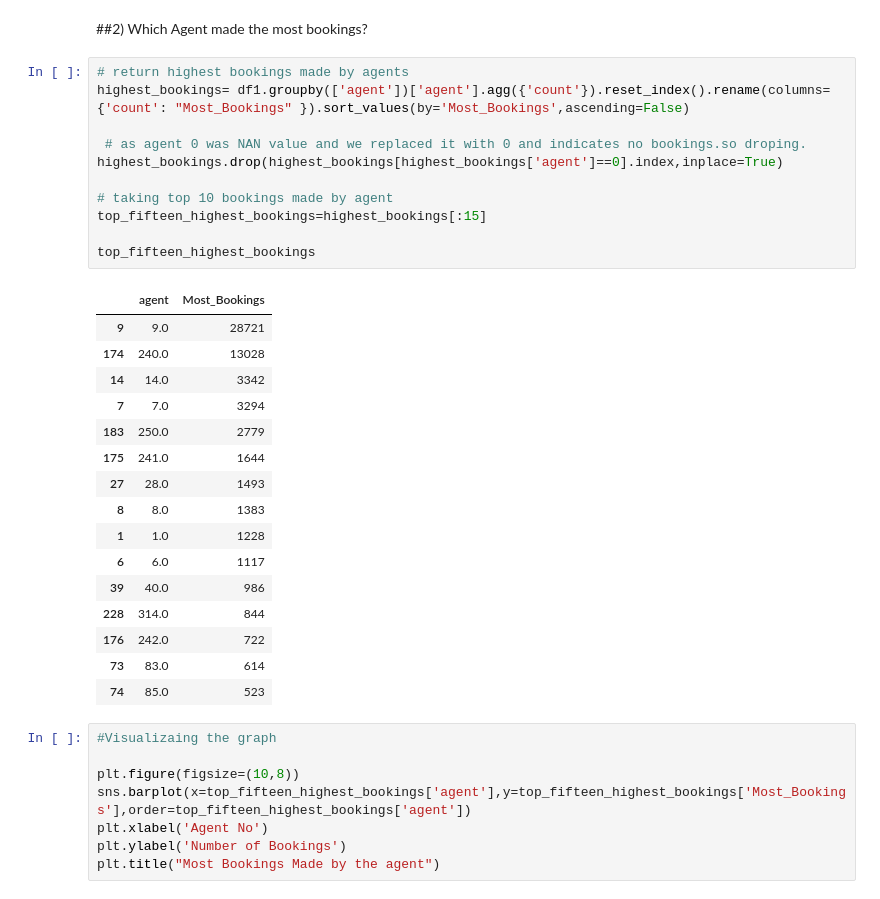
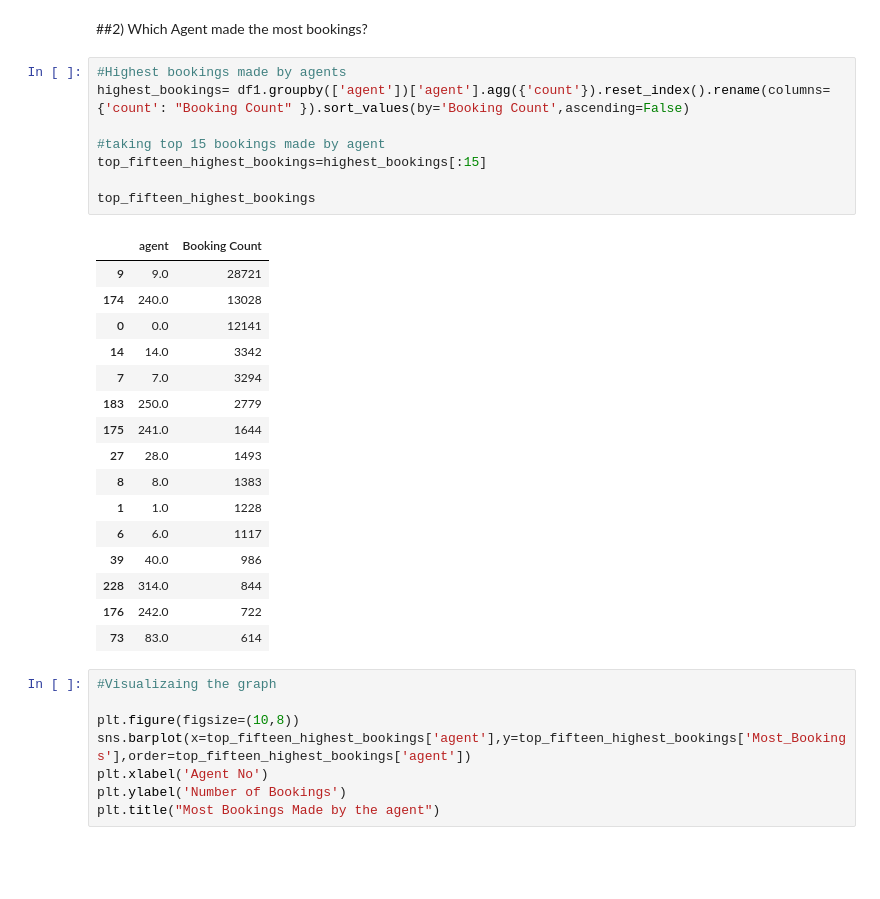
Before and after one commit to sksamima5/Hotel_Booking_Data_analysis, a Jupyter notebook: Hotel_Booking_Analysis_Done_Capstone_Project.ipynb, the cells around one changed output. Cells and saved outputs as stored; diff of their text form; blank space fills up the shorter version.

```diff
--- a/Hotel_Booking_Analysis_Done_Capstone_Project.ipynb
+++ b/Hotel_Booking_Analysis_Done_Capstone_Project.ipynb
@@ -309,20 +310,18 @@ Text(0.5, 1.0, 'Pie Chart for Most Preffered  Hotel')
 # %% [markdown]
 ##2) Which Agent made the most bookings?
 # %%
-# return highest bookings made by agents
-highest_bookings= df1.groupby(['agent'])['agent'].agg({'count'}).reset_index().rename(columns={'count': "Most_Bookings" }).sort_values(by='Most_Bookings',ascending=False)
+#Highest bookings made by agents
+highest_bookings= df1.groupby(['agent'])['agent'].agg({'count'}).reset_index().rename(columns={'count': "Booking Count" }).sort_values(by='Booking Count',ascending=False)
 
- # as agent 0 was NAN value and we replaced it with 0 and indicates no bookings.so droping.
-highest_bookings.drop(highest_bookings[highest_bookings['agent']==0].index,inplace=True)
-
-# taking top 10 bookings made by agent
+#taking top 15 bookings made by agent
 top_fifteen_highest_bookings=highest_bookings[:15]
 
 top_fifteen_highest_bookings
 # %% [output]
-|  | agent | Most_Bookings |
+|  | agent | Booking Count |
 | 9 | 9.0 | 28721 |
 | 174 | 240.0 | 13028 |
+| 0 | 0.0 | 12141 |
 | 14 | 14.0 | 3342 |
 | 7 | 7.0 | 3294 |
 | 183 | 250.0 | 2779 |
@@ -335,7 +334,6 @@ top_fifteen_highest_bookings
 | 228 | 314.0 | 844 |
 | 176 | 242.0 | 722 |
 | 73 | 83.0 | 614 |
-| 74 | 85.0 | 523 |
 # %%
 #Visualizaing the graph
 
```
Also changed, not shown: parts of 60 cells of this notebook.
